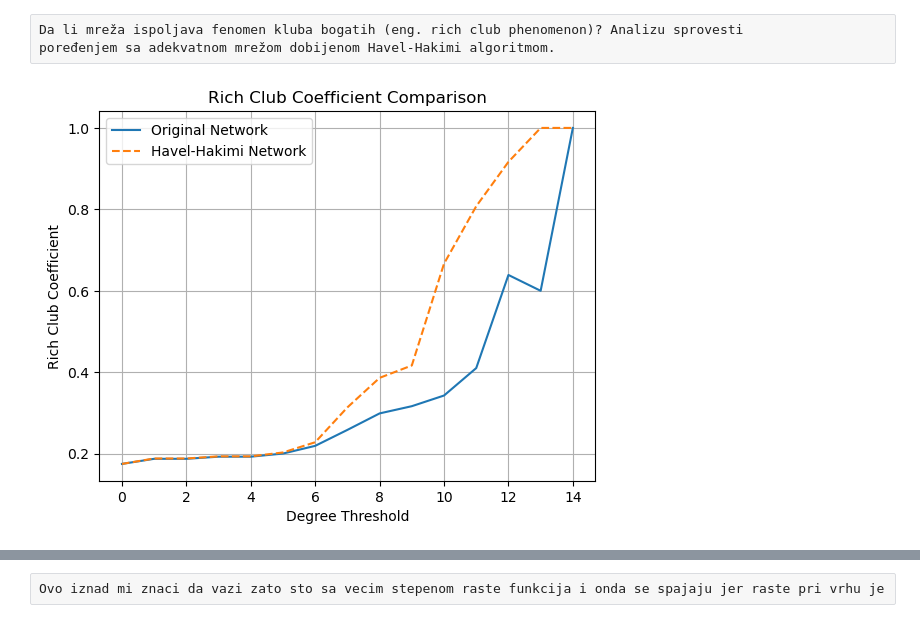
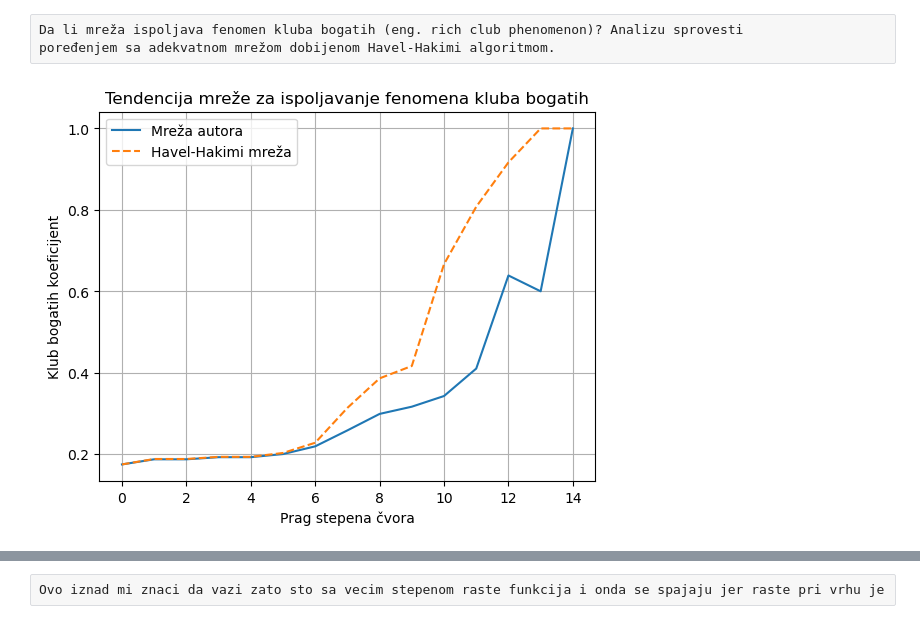
Before and after one commit to andrijanamikovic/Analiza-naucne-produkcije, a Jupyter notebook: creation_of_nm.ipynb, the cells around one changed output, grey strips where cells are left out. Saved outputs shown, nothing was run; the diff lists cells and outputs as text; code cells hidden in the pictures.

```diff
--- a/creation_of_nm.ipynb
+++ b/creation_of_nm.ipynb
@@ -229,23 +275,24 @@ poređenjem sa adekvatnom mrežom dobijenom Havel-Hakimi algoritmom.
 # %%
 rich_club_coefficient_original = nx.rich_club_coefficient(G, normalized=False)
 
 degree_sequence = sorted((d for n, d in G.degree()), reverse=True)
 G_havel_hakimi = nx.havel_hakimi_graph(degree_sequence)
 rich_club_coefficient_havel_hakimi = nx.rich_club_coefficient(G_havel_hakimi, normalized=False)
 
 
 degrees = sorted(set(rich_club_coefficient_original.keys()) & set(rich_club_coefficient_havel_hakimi.keys()))
 
 original_values = [rich_club_coefficient_original[d] for d in degrees]
 havel_hakimi_values = [rich_club_coefficient_havel_hakimi[d] for d in degrees]
 
-plt.plot(degrees, original_values, label='Original Network')
-plt.plot(degrees, havel_hakimi_values, label='Havel-Hakimi Network', linestyle='--')
-plt.xlabel('Degree Threshold')
-plt.ylabel('Rich Club Coefficient')
-plt.title('Rich Club Coefficient Comparison')
+plt.plot(degrees, original_values, label='Mreža autora')
+plt.plot(degrees, havel_hakimi_values, label='Havel-Hakimi mreža', linestyle='--')
+plt.xlabel('Prag stepena čvora')
+plt.ylabel('Klub bogatih koeficijent')
+plt.title('Tendencija mreže za ispoljavanje fenomena kluba bogatih')
 plt.legend()
 plt.grid(True)
+plt.savefig('rich-club-plot.png')
 plt.show()
 # %% [output]
-[figure, old version]
+[figure, new version]
```
Also changed, not shown: parts of 16 cells of this notebook, 11 other files.
